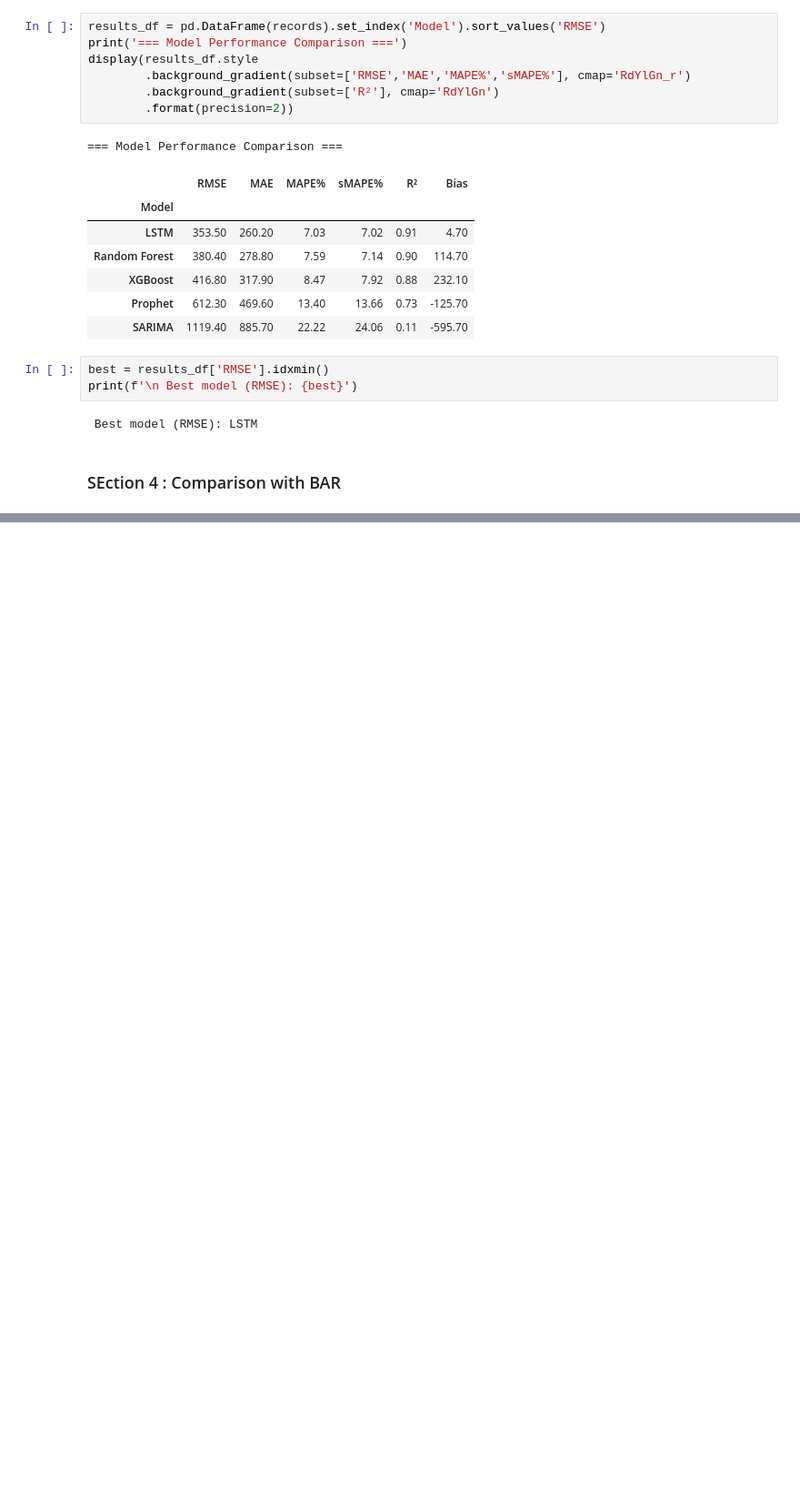
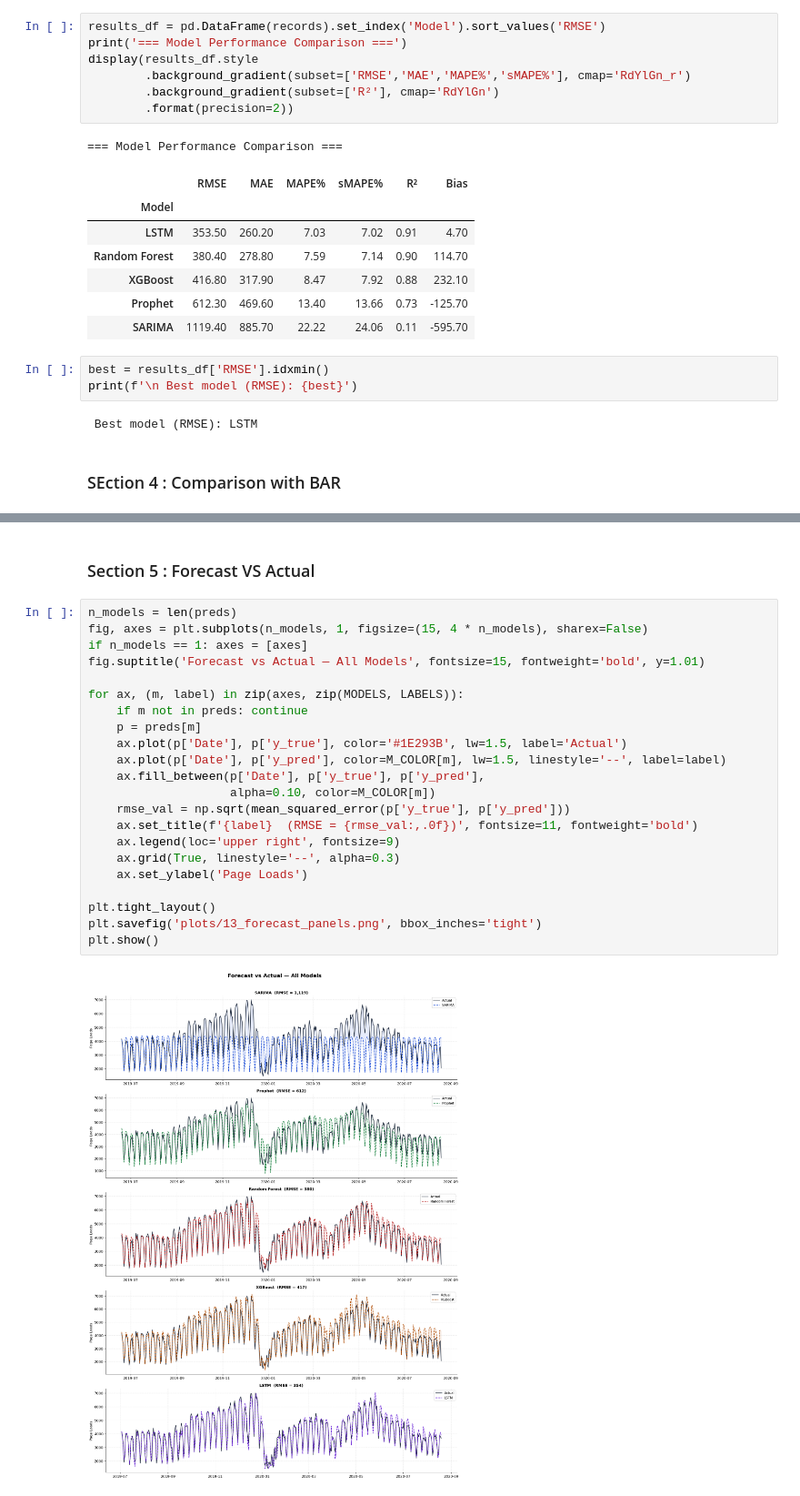
Before and after one commit to afeefanver/Website-Traffic-Forecasting, a Jupyter notebook: Model Evaluation (Website).ipynb, the cells around one changed output, grey strips where cells are left out. Shown at 91% size. Drawn from its saved outputs; the diff is of its cells as text; blank space fills up the shorter version.

```diff
--- a/Model Evaluation (Website).ipynb
+++ b/Model Evaluation (Website).ipynb
@@ -95,0 +115,26 @@ print(f'\n Best model (RMSE): {best}')
+# %% [markdown]
+### Section 5 : Forecast VS Actual
+# %%
+n_models = len(preds)
+fig, axes = plt.subplots(n_models, 1, figsize=(15, 4 * n_models), sharex=False)
+if n_models == 1: axes = [axes]
+fig.suptitle('Forecast vs Actual — All Models', fontsize=15, fontweight='bold', y=1.01)
+
+for ax, (m, label) in zip(axes, zip(MODELS, LABELS)):
+    if m not in preds: continue
+    p = preds[m]
+    ax.plot(p['Date'], p['y_true'], color='#1E293B', lw=1.5, label='Actual')
+    ax.plot(p['Date'], p['y_pred'], color=M_COLOR[m], lw=1.5, linestyle='--', label=label)
+    ax.fill_between(p['Date'], p['y_true'], p['y_pred'],
+                    alpha=0.10, color=M_COLOR[m])
+    rmse_val = np.sqrt(mean_squared_error(p['y_true'], p['y_pred']))
+    ax.set_title(f'{label}  (RMSE = {rmse_val:,.0f})', fontsize=11, fontweight='bold')
+    ax.legend(loc='upper right', fontsize=9)
+    ax.grid(True, linestyle='--', alpha=0.3)
+    ax.set_ylabel('Page Loads')
+
+plt.tight_layout()
+plt.savefig('plots/13_forecast_panels.png', bbox_inches='tight')
+plt.show()
+# %% [output]
+[figure, added]
```
Also changed, not shown: parts of 1 cell of this notebook.
